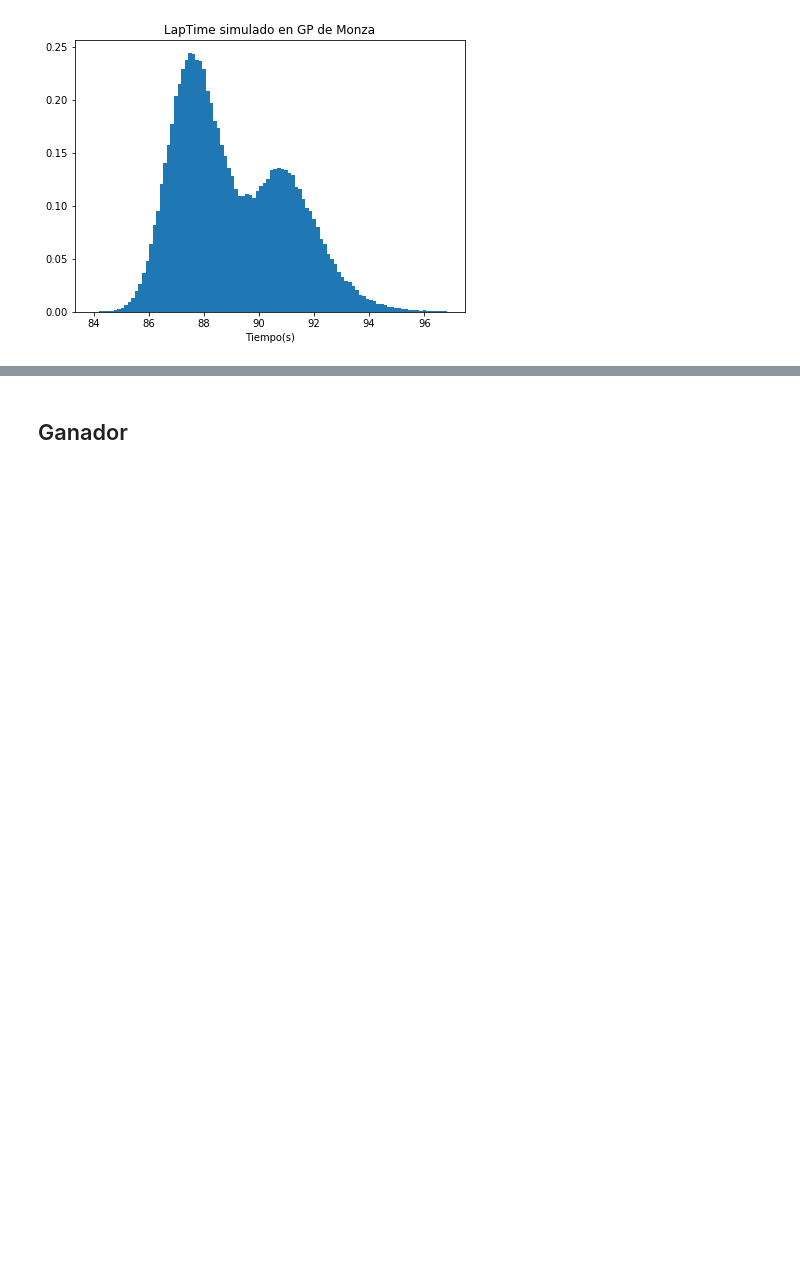
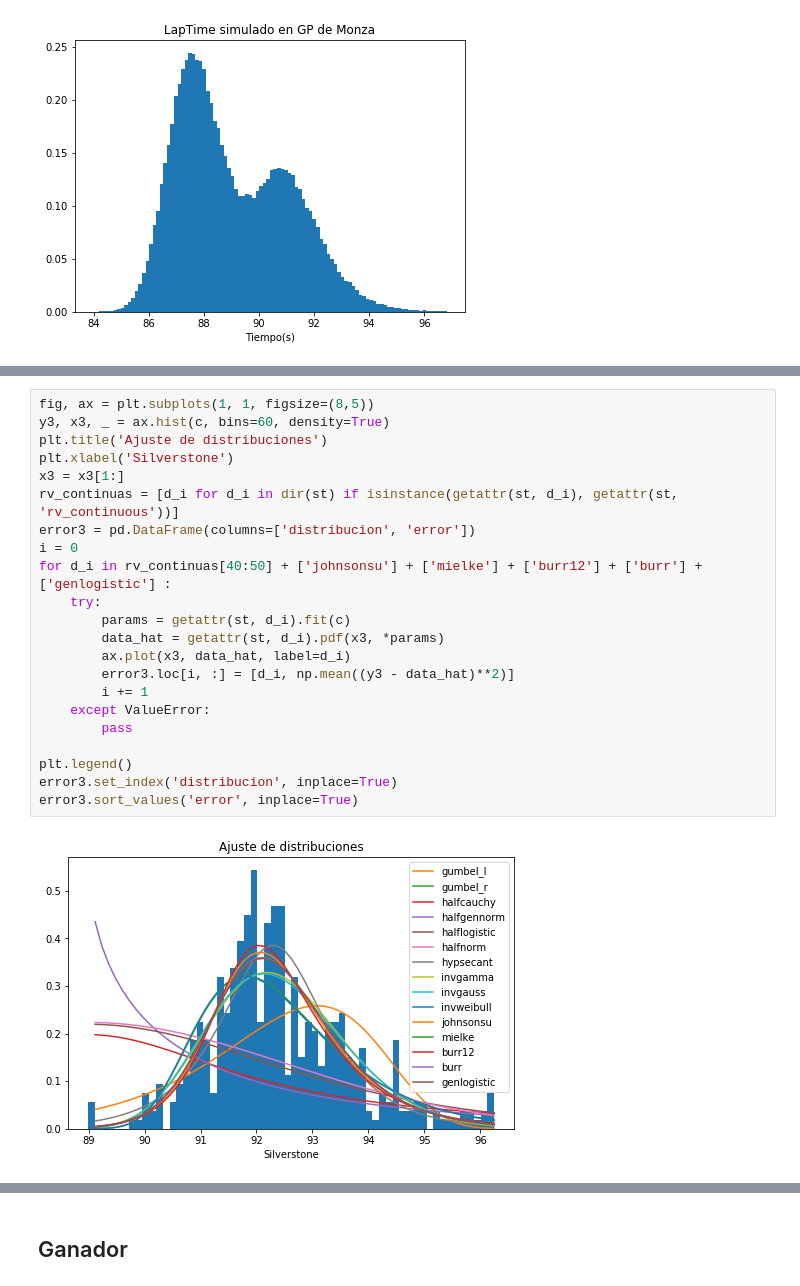
Before and after one commit to carolanb/Proyecto_modulo1, a Jupyter notebook: ProyectoModulo1_LopezA_NavarroC.ipynb, the cells around one changed output, grey strips where cells are left out. Saved outputs shown, nothing was run; the diff lists cells and outputs as text; blank space fills up the shorter version.

```diff
--- a/ProyectoModulo1_LopezA_NavarroC.ipynb
+++ b/ProyectoModulo1_LopezA_NavarroC.ipynb
@@ -565,0 +644,24 @@ hist(sim_dt_monza,'Tiempo Simulado','LapTime simulado en GP de Monza',100)
+# %%
+fig, ax = plt.subplots(1, 1, figsize=(8,5))
+y3, x3, _ = ax.hist(c, bins=60, density=True)
+plt.title('Ajuste de distribuciones')
+plt.xlabel('Silverstone')
+x3 = x3[1:]
+rv_continuas = [d_i for d_i in dir(st) if isinstance(getattr(st, d_i), getattr(st, 'rv_continuous'))]
+error3 = pd.DataFrame(columns=['distribucion', 'error'])
+i = 0
+for d_i in rv_continuas[40:50] + ['johnsonsu'] + ['mielke'] + ['burr12'] + ['burr'] + ['genlogistic'] :
+    try:
+        params = getattr(st, d_i).fit(c)
+        data_hat = getattr(st, d_i).pdf(x3, *params)
+        ax.plot(x3, data_hat, label=d_i)
+        error3.loc[i, :] = [d_i, np.mean((y3 - data_hat)**2)]
+        i += 1
+    except ValueError:
+        pass
+
+plt.legend()
+error3.set_index('distribucion', inplace=True)
+error3.sort_values('error', inplace=True)
+# %% [output]
+[figure, added]
```
Also changed, not shown: parts of 21 cells of this notebook.
